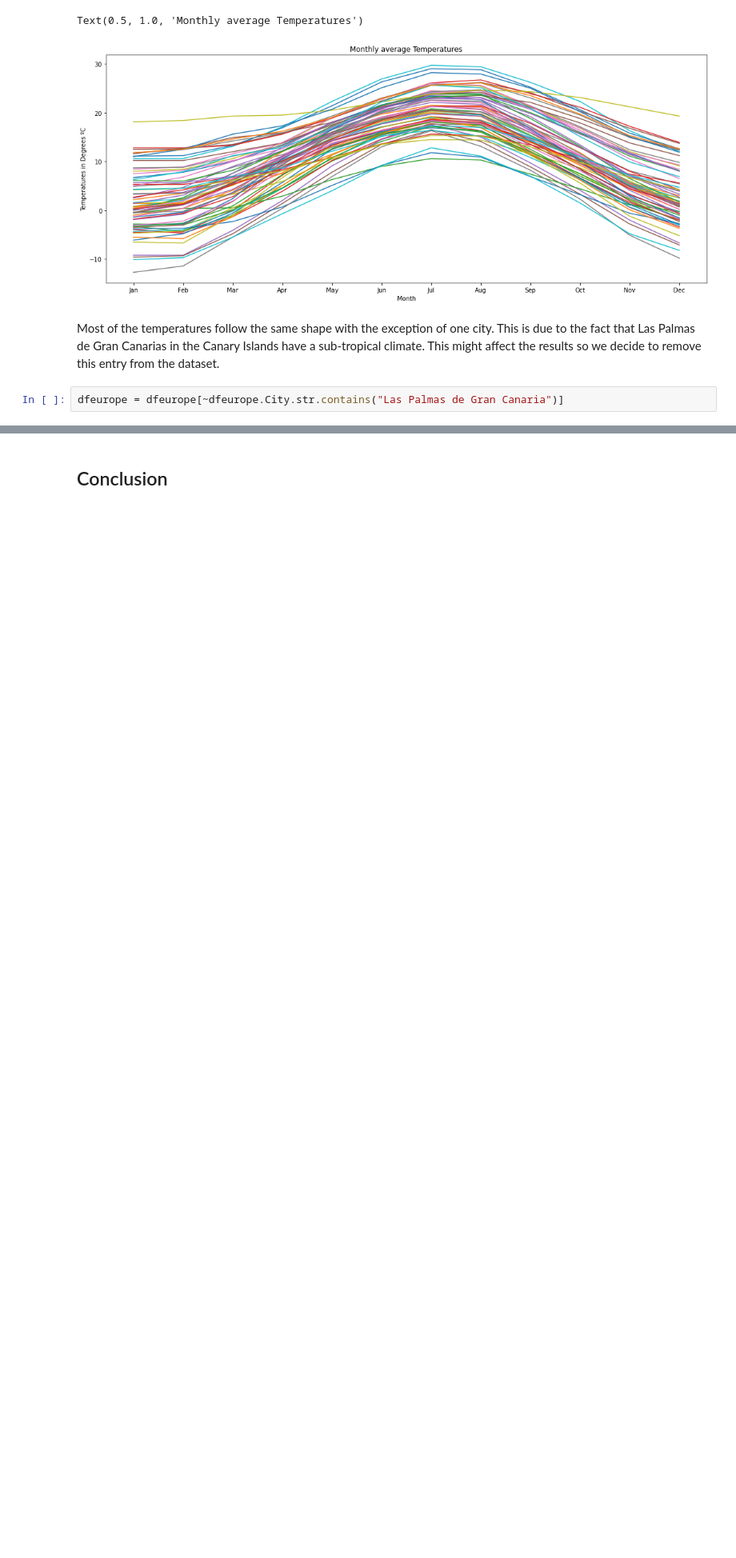
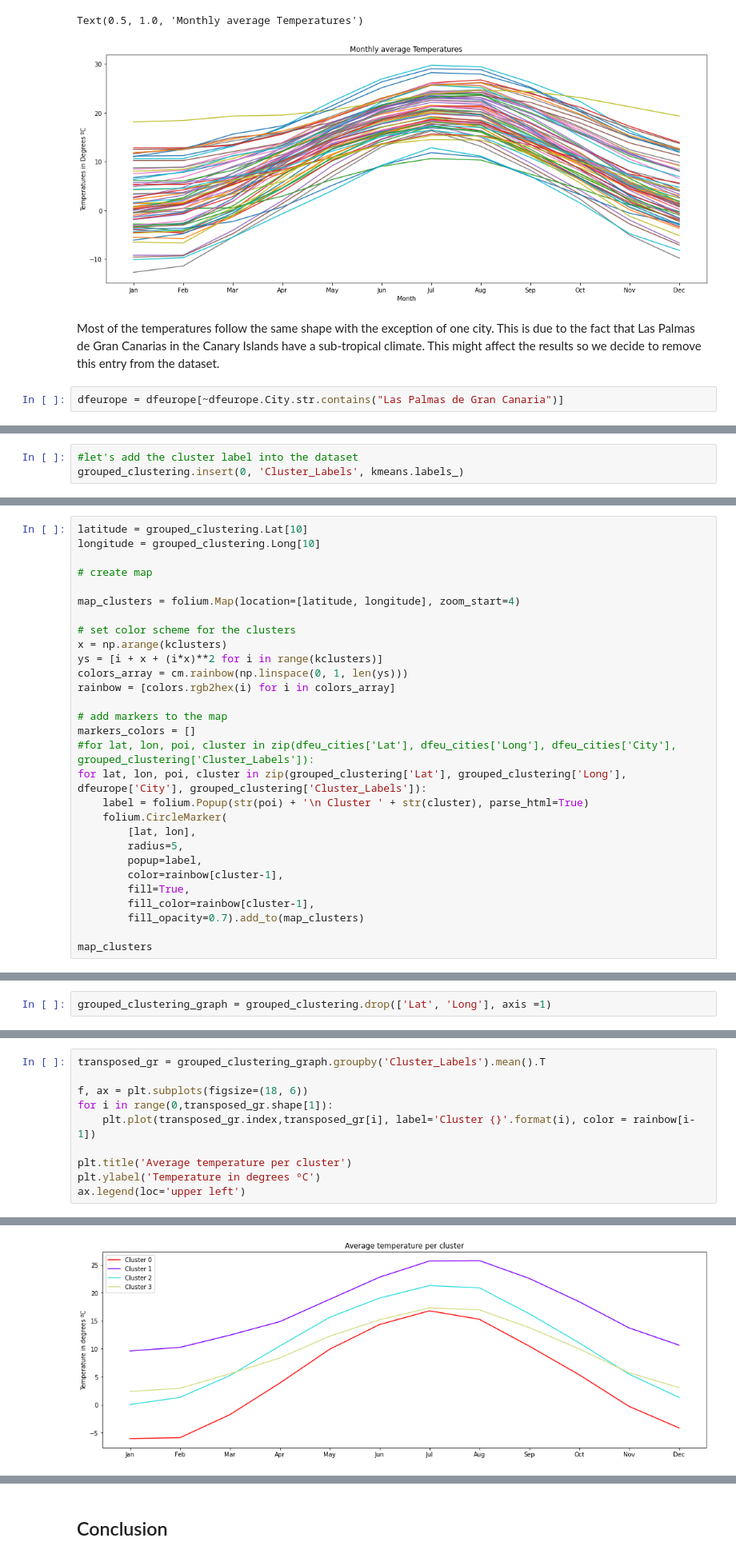
Before and after one commit to RamiroMF/Coursera_Capstone, a Jupyter notebook: festivals_and_temperature/report/report.ipynb, the cells around one changed output, grey strips where cells are left out. Shown at 80% size. Cells and saved outputs as stored; diff of their text form; blank space fills up the shorter version.

```diff
--- a/festivals_and_temperature/report/report.ipynb
+++ b/festivals_and_temperature/report/report.ipynb
@@ -205,0 +259,3 @@ Now it is time to start the machine learning process.
+# %%
+#let's add the cluster label into the dataset
+grouped_clustering.insert(0, 'Cluster_Labels', kmeans.labels_)
@@ -205,0 +264,29 @@ Now it is time to start the machine learning process.
+# %%
+latitude = grouped_clustering.Lat[10]
+longitude = grouped_clustering.Long[10]
+
+# create map
+
+map_clusters = folium.Map(location=[latitude, longitude], zoom_start=4)
+
+# set color scheme for the clusters
+x = np.arange(kclusters)
+ys = [i + x + (i*x)**2 for i in range(kclusters)]
+colors_array = cm.rainbow(np.linspace(0, 1, len(ys)))
+rainbow = [colors.rgb2hex(i) for i in colors_array]
+
+# add markers to the map
+markers_colors = []
+#for lat, lon, poi, cluster in zip(dfeu_cities['Lat'], dfeu_cities['Long'], dfeu_cities['City'], grouped_clustering['Cluster_Labels']):
+for lat, lon, poi, cluster in zip(grouped_clustering['Lat'], grouped_clustering['Long'], dfeurope['City'], grouped_clustering['Cluster_Labels']):
+    label = folium.Popup(str(poi) + '\n Cluster ' + str(cluster), parse_html=True)
+    folium.CircleMarker(
+        [lat, lon],
+        radius=5,
+        popup=label,
+        color=rainbow[cluster-1],
+        fill=True,
+        fill_color=rainbow[cluster-1],
+        fill_opacity=0.7).add_to(map_clusters)
+
+map_clusters
@@ -205,0 +301,2 @@ Now it is time to start the machine learning process.
+# %%
+grouped_clustering_graph = grouped_clustering.drop(['Lat', 'Long'], axis =1)
@@ -205,0 +312,11 @@ Now it is time to start the machine learning process.
+# %%
+transposed_gr = grouped_clustering_graph.groupby('Cluster_Labels').mean().T
+
+f, ax = plt.subplots(figsize=(18, 6))
+for i in range(0,transposed_gr.shape[1]):
+    plt.plot(transposed_gr.index,transposed_gr[i], label='Cluster {}'.format(i), color = rainbow[i-1])
+
+plt.title('Average temperature per cluster')
+plt.ylabel('Temperature in degrees ºC')
+ax.legend(loc='upper left')
+# %% [output]
@@ -205,0 +324 @@ Now it is time to start the machine learning process.
+[figure, added]
```
Also changed, not shown: parts of 36 cells of this notebook, 1 other file.
